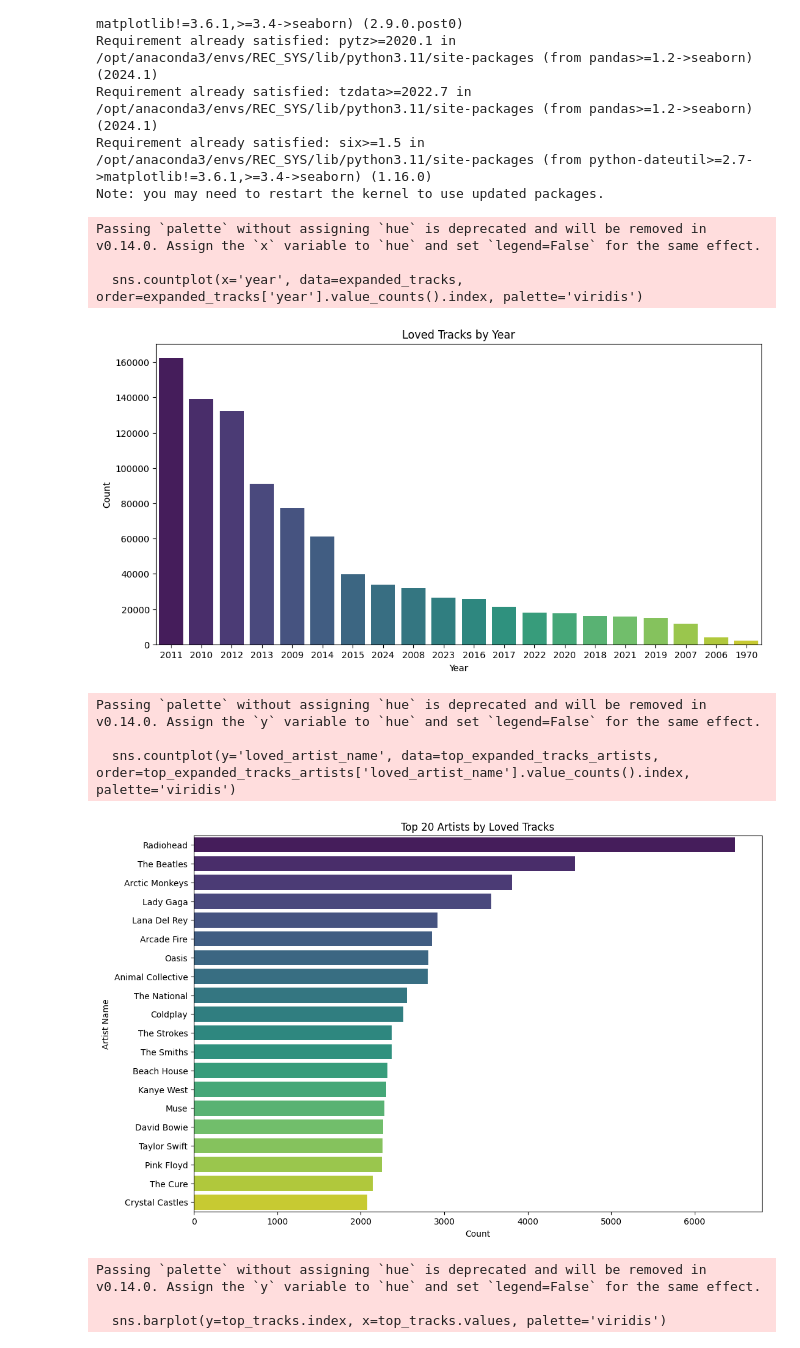
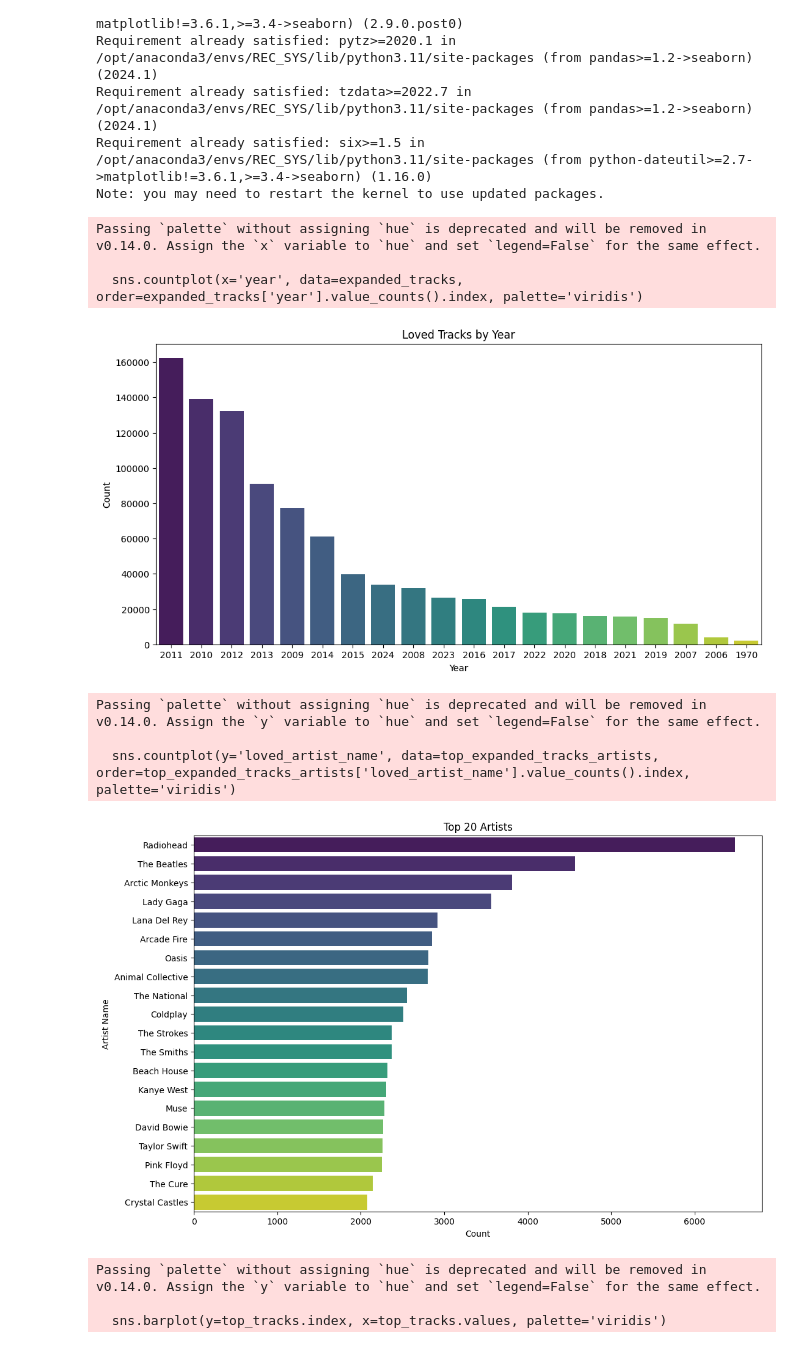
Before and after one commit to NACME-AIML-2024/final-project-recsetters, a Jupyter notebook: viz.ipynb, the cells around one changed output. Cells and saved outputs as stored; diff of their text form; code cells hidden in the pictures.

Commit message:
fixed a title issue

```diff
--- a/viz.ipynb
+++ b/viz.ipynb
@@ -204,35 +204,35 @@ Note: you may need to restart the kernel to use updated packages.
 # %%
 import matplotlib.pyplot as plt
 import seaborn as sns
 
 # Count plot for loved tracks by year with color coding
 plt.figure(figsize=(12, 6))
 sns.countplot(x='year', data=expanded_tracks, order=expanded_tracks['year'].value_counts().index, palette='viridis')
 plt.title('Loved Tracks by Year')
 plt.xlabel('Year')
 plt.ylabel('Count')
 plt.show()
 
 # Limit to top 20 artists
 top_artists = expanded_tracks['loved_artist_name'].value_counts().head(20).index
 top_expanded_tracks_artists = expanded_tracks[expanded_tracks['loved_artist_name'].isin(top_artists)]
 
 # Count plot for loved songs by artist with color coding
 plt.figure(figsize=(12, 8))
 sns.countplot(y='loved_artist_name', data=top_expanded_tracks_artists, order=top_expanded_tracks_artists['loved_artist_name'].value_counts().index, palette='viridis')
-plt.title('Top 20 Artists by Loved Tracks')
+plt.title('Top 20 Artists')
 plt.xlabel('Count')
 plt.ylabel('Artist Name')
 plt.show()
 # %% [output]
 Passing `palette` without assigning `hue` is deprecated and will be removed in v0.14.0. Assign the `x` variable to `hue` and set `legend=False` for the same effect.
 
   sns.countplot(x='year', data=expanded_tracks, order=expanded_tracks['year'].value_counts().index, palette='viridis')
 [figure]
 Passing `palette` without assigning `hue` is deprecated and will be removed in v0.14.0. Assign the `y` variable to `hue` and set `legend=False` for the same effect.
 
   sns.countplot(y='loved_artist_name', data=top_expanded_tracks_artists, order=top_expanded_tracks_artists['loved_artist_name'].value_counts().index, palette='viridis')
-[figure, old version]
+[figure, new version]
 # %%
 # Ensure loved_tracks is a list
 df_user['loved_tracks'] = df_user['loved_tracks'].apply(lambda x: eval(str(x)) if isinstance(x, str) else x)
```
Also changed, not shown: parts of 7 cells of this notebook, 1 other file.
